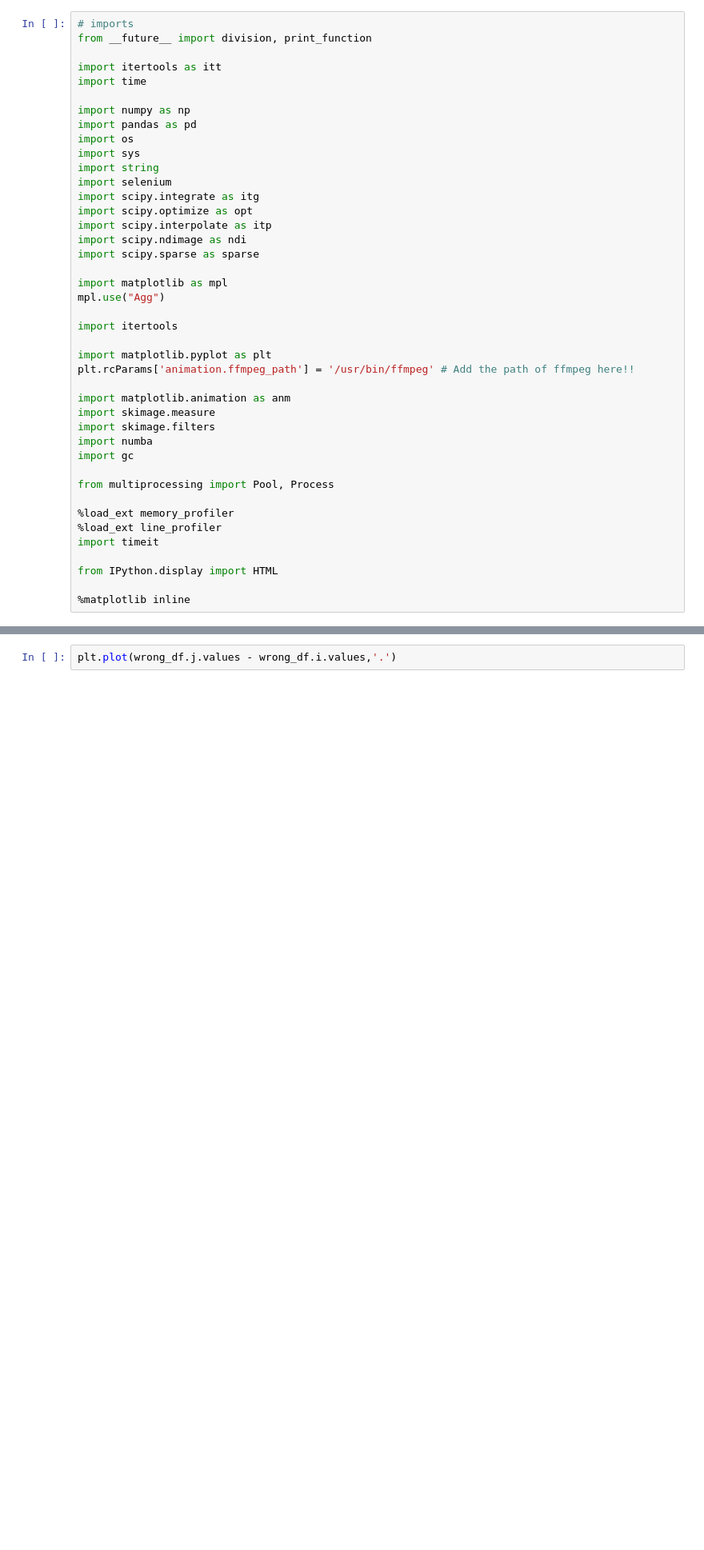
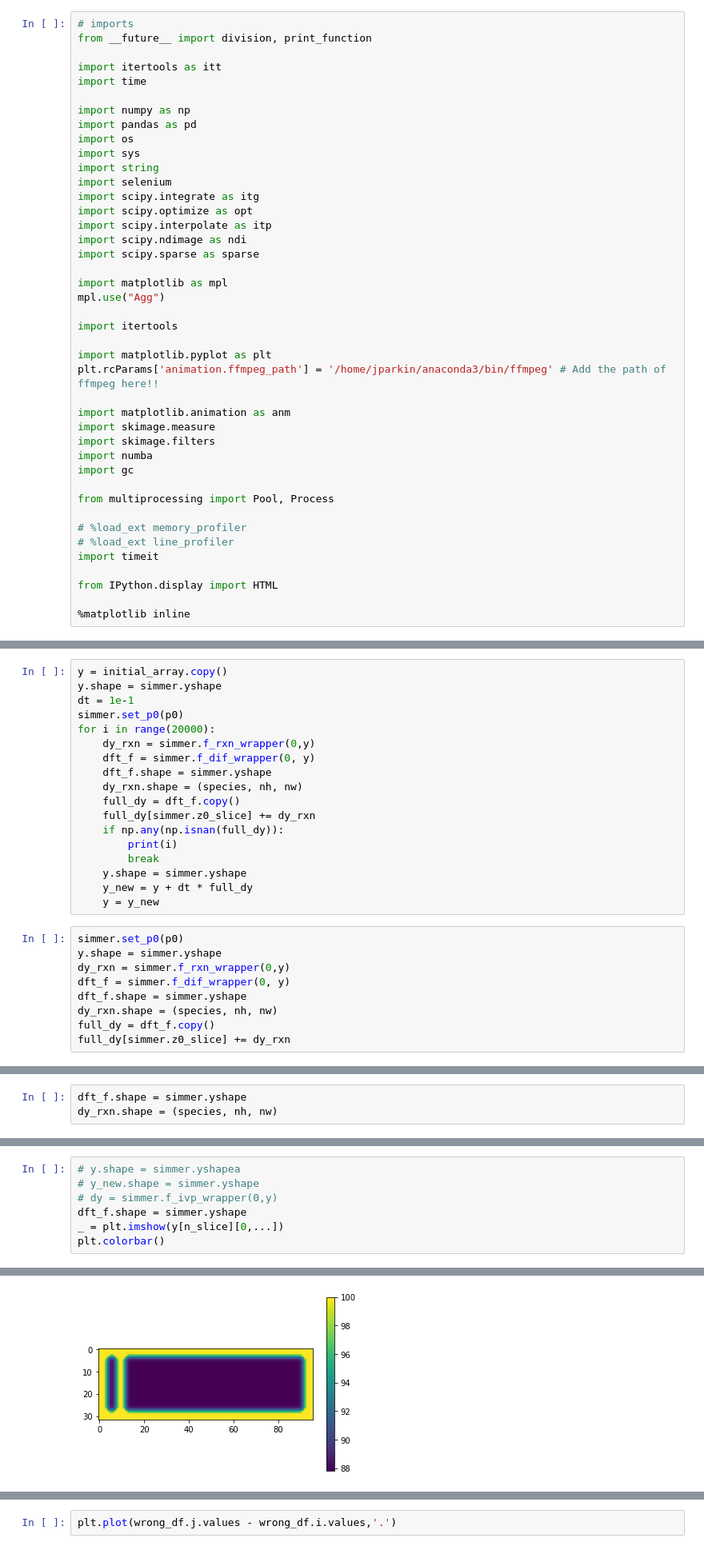
Before and after one commit to boospooky/omnitray-modeling, a Jupyter notebook: omnisim_notebook.ipynb, the cells around one changed output, grey strips where cells are left out. Shown at 80% size. Cells and saved outputs as stored; diff of their text form; blank space fills up the shorter version.

```diff
--- a/omnisim_notebook.ipynb
+++ b/omnisim_notebook.ipynb
@@ -125,7 +125,7 @@ mpl.use("Agg")
 import itertools
 
 import matplotlib.pyplot as plt
-plt.rcParams['animation.ffmpeg_path'] = '/usr/bin/ffmpeg' # Add the path of ffmpeg here!!
+plt.rcParams['animation.ffmpeg_path'] = '/home/jparkin/anaconda3/bin/ffmpeg' # Add the path of ffmpeg here!!
 
 import matplotlib.animation as anm
 import skimage.measure
@@ -135,8 +135,8 @@ import gc
 
 from multiprocessing import Pool, Process
 
-%load_ext memory_profiler
-%load_ext line_profiler
+# %load_ext memory_profiler
+# %load_ext line_profiler
 import timeit
 
 from IPython.display import HTML
@@ -361,0 +475,27 @@ def prep_initial_condition(cs_spots, cp_spots, ahl_spots, dims, p0, A):
+# %%
+y = initial_array.copy()
+y.shape = simmer.yshape
+dt = 1e-1
+simmer.set_p0(p0)
+for i in range(20000):
+    dy_rxn = simmer.f_rxn_wrapper(0,y)
+    dft_f = simmer.f_dif_wrapper(0, y)
+    dft_f.shape = simmer.yshape
+    dy_rxn.shape = (species, nh, nw)
+    full_dy = dft_f.copy()
+    full_dy[simmer.z0_slice] += dy_rxn
+    if np.any(np.isnan(full_dy)):
+        print(i)
+        break
+    y.shape = simmer.yshape
+    y_new = y + dt * full_dy
+    y = y_new
+# %%
+simmer.set_p0(p0)
+y.shape = simmer.yshape
+dy_rxn = simmer.f_rxn_wrapper(0,y)
+dft_f = simmer.f_dif_wrapper(0, y)
+dft_f.shape = simmer.yshape
+dy_rxn.shape = (species, nh, nw)
+full_dy = dft_f.copy()
+full_dy[simmer.z0_slice] += dy_rxn
@@ -361,0 +504,3 @@ def prep_initial_condition(cs_spots, cp_spots, ahl_spots, dims, p0, A):
+# %%
+dft_f.shape = simmer.yshape
+dy_rxn.shape = (species, nh, nw)
@@ -361,0 +510,8 @@ def prep_initial_condition(cs_spots, cp_spots, ahl_spots, dims, p0, A):
+# %%
+# y.shape = simmer.yshapea
+# y_new.shape = simmer.yshape
+# dy = simmer.f_ivp_wrapper(0,y)
+dft_f.shape = simmer.yshape
+_ = plt.imshow(y[n_slice][0,...])
+plt.colorbar()
+# %% [output]
@@ -361,0 +519 @@ def prep_initial_condition(cs_spots, cp_spots, ahl_spots, dims, p0, A):
+[figure, added]
```
Also changed, not shown: parts of 58 cells of this notebook, 4 other files.
